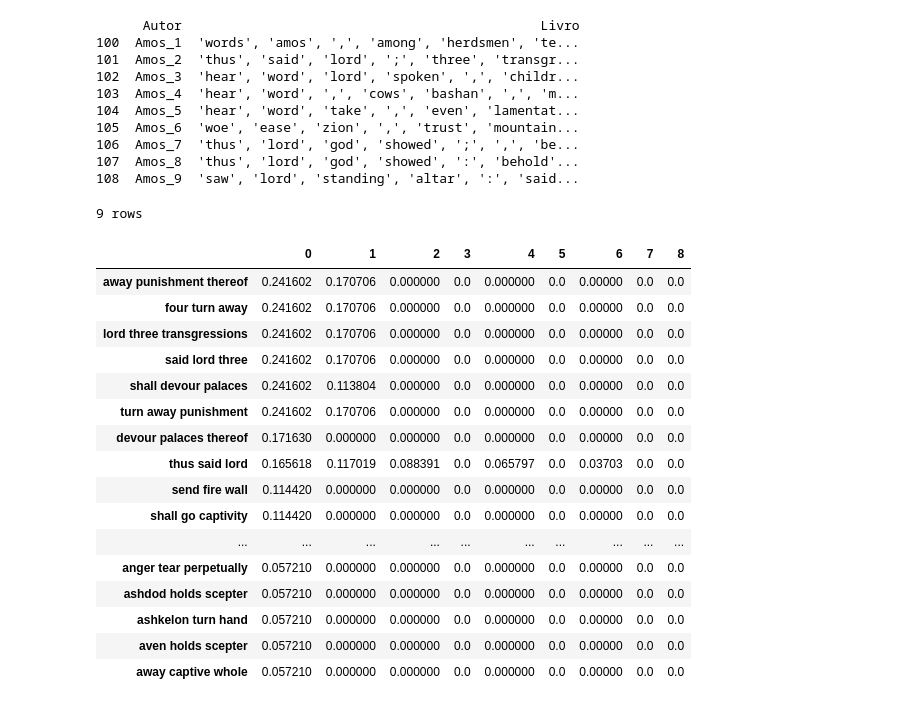
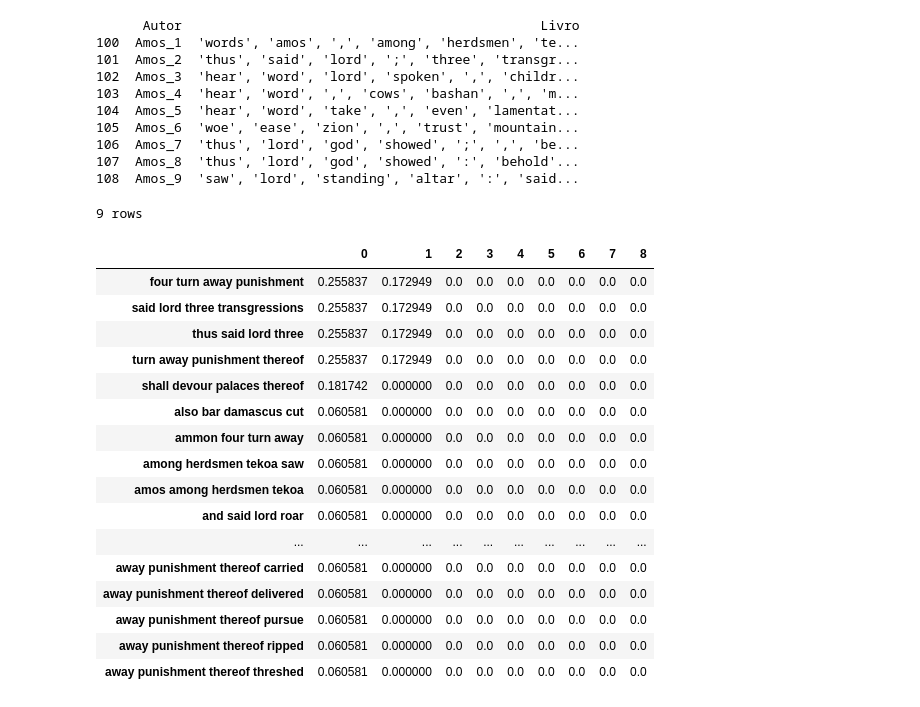
Before and after one commit to Bruno-cesar-dout/Versao_de_experimentos, a Jupyter notebook: Experimento_Amos_Cap_por_Cap.ipynb, the cells around one changed output. Drawn from its saved outputs; the diff is of its cells as text; code cells hidden in the pictures.

```diff
--- a/Experimento_Amos_Cap_por_Cap.ipynb
+++ b/Experimento_Amos_Cap_por_Cap.ipynb
@@ -83,33 +83,33 @@ print(df)
 # %%
 corpus = df['Livro'].tolist()
 # %%
-vectorizer = TfidfVectorizer(ngram_range=(3,3))
+vectorizer = TfidfVectorizer(ngram_range=(4,4))
 X = vectorizer.fit_transform(corpus)
 tf_idf = pd.DataFrame(data = X.toarray(), columns=vectorizer.get_feature_names())
 
 final_df = tf_idf
 
 print("{} rows".format(final_df.shape[0]))
 final_df.T.nlargest(20, 0)
 # %% [output]
 9 rows
 |  | 0 | 1 | 2 | 3 | 4 | 5 | 6 | 7 | 8 |
-| away punishment thereof | 0.241602 | 0.170706 | 0.000000 | 0.0 | 0.000000 | 0.0 | 0.00000 | 0.0 | 0.0 |
-| four turn away | 0.241602 | 0.170706 | 0.000000 | 0.0 | 0.000000 | 0.0 | 0.00000 | 0.0 | 0.0 |
-| lord three transgressions | 0.241602 | 0.170706 | 0.000000 | 0.0 | 0.000000 | 0.0 | 0.00000 | 0.0 | 0.0 |
-| said lord three | 0.241602 | 0.170706 | 0.000000 | 0.0 | 0.000000 | 0.0 | 0.00000 | 0.0 | 0.0 |
-| shall devour palaces | 0.241602 | 0.113804 | 0.000000 | 0.0 | 0.000000 | 0.0 | 0.00000 | 0.0 | 0.0 |
-| turn away punishment | 0.241602 | 0.170706 | 0.000000 | 0.0 | 0.000000 | 0.0 | 0.00000 | 0.0 | 0.0 |
-| devour palaces thereof | 0.171630 | 0.000000 | 0.000000 | 0.0 | 0.000000 | 0.0 | 0.00000 | 0.0 | 0.0 |
-| thus said lord | 0.165618 | 0.117019 | 0.088391 | 0.0 | 0.065797 | 0.0 | 0.03703 | 0.0 | 0.0 |
-| send fire wall | 0.114420 | 0.000000 | 0.000000 | 0.0 | 0.000000 | 0.0 | 0.00000 | 0.0 | 0.0 |
-| shall go captivity | 0.114420 | 0.000000 | 0.000000 | 0.0 | 0.000000 | 0.0 | 0.00000 | 0.0 | 0.0 |
+| four turn away punishment | 0.255837 | 0.172949 | 0.0 | 0.0 | 0.0 | 0.0 | 0.0 | 0.0 | 0.0 |
+| said lord three transgressions | 0.255837 | 0.172949 | 0.0 | 0.0 | 0.0 | 0.0 | 0.0 | 0.0 | 0.0 |
+| thus said lord three | 0.255837 | 0.172949 | 0.0 | 0.0 | 0.0 | 0.0 | 0.0 | 0.0 | 0.0 |
+| turn away punishment thereof | 0.255837 | 0.172949 | 0.0 | 0.0 | 0.0 | 0.0 | 0.0 | 0.0 | 0.0 |
+| shall devour palaces thereof | 0.181742 | 0.000000 | 0.0 | 0.0 | 0.0 | 0.0 | 0.0 | 0.0 | 0.0 |
+| also bar damascus cut | 0.060581 | 0.000000 | 0.0 | 0.0 | 0.0 | 0.0 | 0.0 | 0.0 | 0.0 |
+| ammon four turn away | 0.060581 | 0.000000 | 0.0 | 0.0 | 0.0 | 0.0 | 0.0 | 0.0 | 0.0 |
+| among herdsmen tekoa saw | 0.060581 | 0.000000 | 0.0 | 0.0 | 0.0 | 0.0 | 0.0 | 0.0 | 0.0 |
+| amos among herdsmen tekoa | 0.060581 | 0.000000 | 0.0 | 0.0 | 0.0 | 0.0 | 0.0 | 0.0 | 0.0 |
+| and said lord roar | 0.060581 | 0.000000 | 0.0 | 0.0 | 0.0 | 0.0 | 0.0 | 0.0 | 0.0 |
 | ... | ... | ... | ... | ... | ... | ... | ... | ... | ... |
-| anger tear perpetually | 0.057210 | 0.000000 | 0.000000 | 0.0 | 0.000000 | 0.0 | 0.00000 | 0.0 | 0.0 |
-| ashdod holds scepter | 0.057210 | 0.000000 | 0.000000 | 0.0 | 0.000000 | 0.0 | 0.00000 | 0.0 | 0.0 |
-| ashkelon turn hand | 0.057210 | 0.000000 | 0.000000 | 0.0 | 0.000000 | 0.0 | 0.00000 | 0.0 | 0.0 |
-| aven holds scepter | 0.057210 | 0.000000 | 0.000000 | 0.0 | 0.000000 | 0.0 | 0.00000 | 0.0 | 0.0 |
-| away captive whole | 0.057210 | 0.000000 | 0.000000 | 0.0 | 0.000000 | 0.0 | 0.00000 | 0.0 | 0.0 |
+| away punishment thereof carried | 0.060581 | 0.000000 | 0.0 | 0.0 | 0.0 | 0.0 | 0.0 | 0.0 | 0.0 |
+| away punishment thereof delivered | 0.060581 | 0.000000 | 0.0 | 0.0 | 0.0 | 0.0 | 0.0 | 0.0 | 0.0 |
+| away punishment thereof pursue | 0.060581 | 0.000000 | 0.0 | 0.0 | 0.0 | 0.0 | 0.0 | 0.0 | 0.0 |
+| away punishment thereof ripped | 0.060581 | 0.000000 | 0.0 | 0.0 | 0.0 | 0.0 | 0.0 | 0.0 | 0.0 |
+| away punishment thereof threshed | 0.060581 | 0.000000 | 0.0 | 0.0 | 0.0 | 0.0 | 0.0 | 0.0 | 0.0 |
 # %%
 def run_KMeans(max_k, data):
     max_k += 1
```
Also changed, not shown: parts of 7 cells of this notebook.
